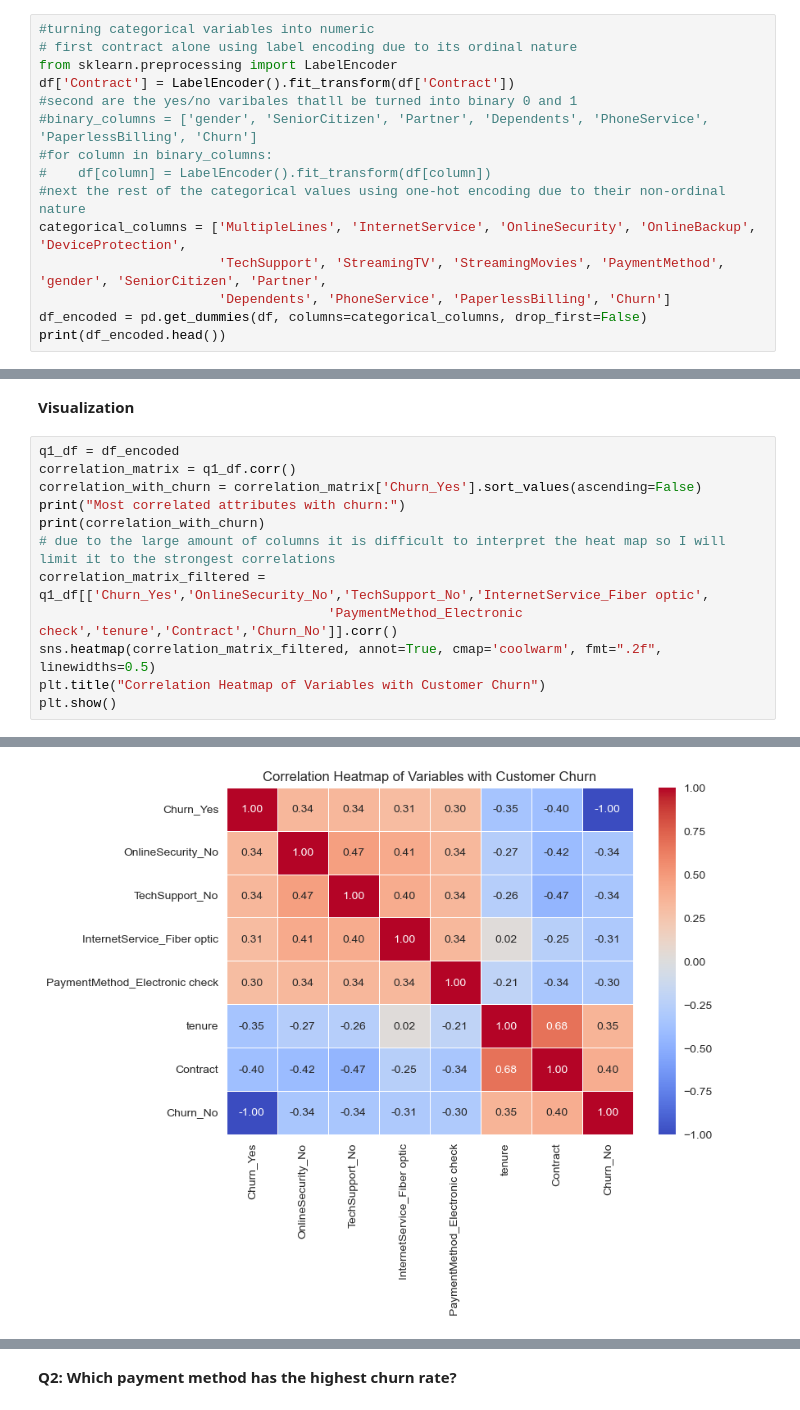
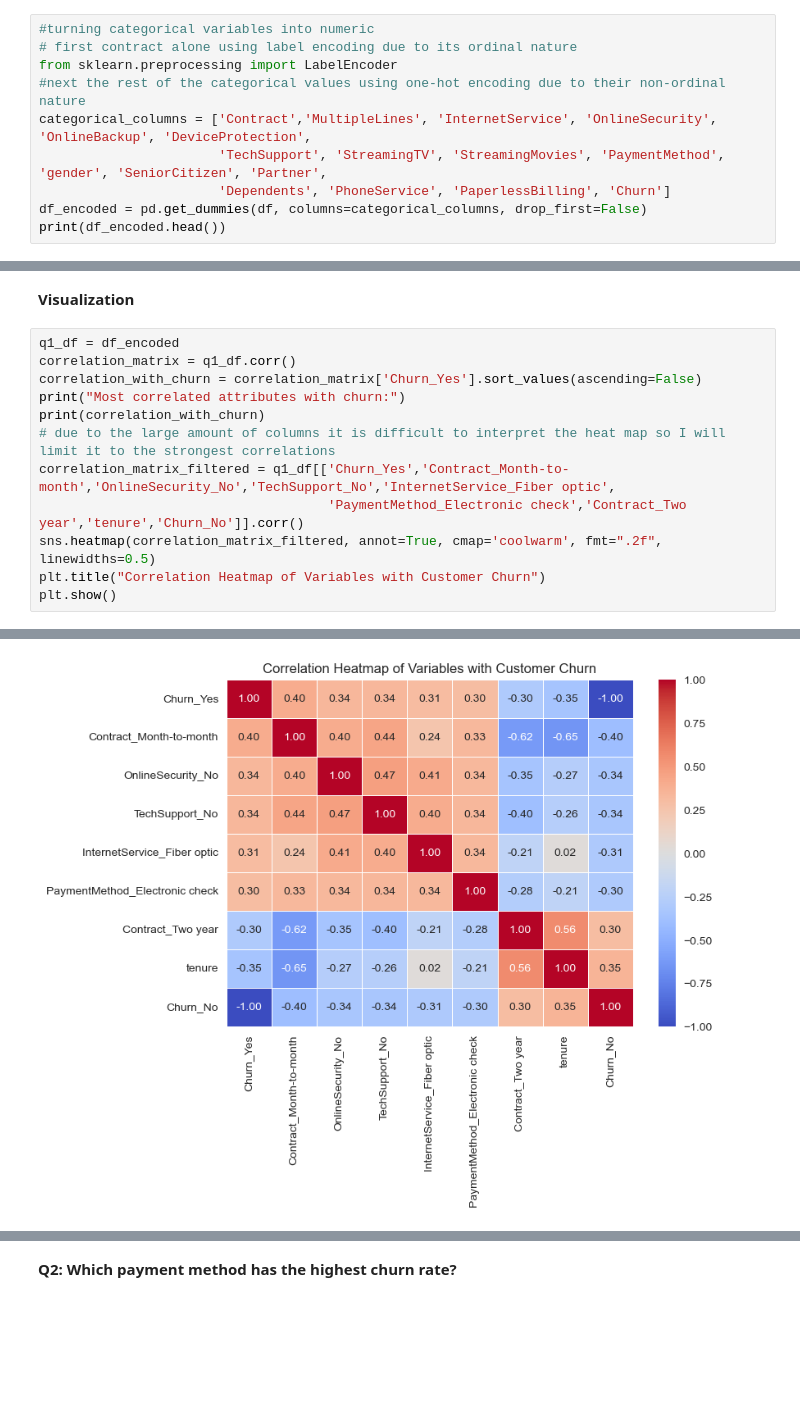
Before and after one commit to IsmailAbb/w24-mini-project-2-ismail-abbas-t08, a Jupyter notebook: Classification_Mini-Project.ipynb, the cells around one changed output, grey strips where cells are left out. Cells and saved outputs as stored; diff of their text form; blank space fills up the shorter version.

```diff
--- a/Classification_Mini-Project.ipynb
+++ b/Classification_Mini-Project.ipynb
@@ -211,13 +211,8 @@ max      72.000000      118.750000   8684.800000
 #turning categorical variables into numeric
 # first contract alone using label encoding due to its ordinal nature
 from sklearn.preprocessing import LabelEncoder
-df['Contract'] = LabelEncoder().fit_transform(df['Contract'])
-#second are the yes/no varibales thatll be turned into binary 0 and 1
-#binary_columns = ['gender', 'SeniorCitizen', 'Partner', 'Dependents', 'PhoneService', 'PaperlessBilling', 'Churn']
-#for column in binary_columns:
-#    df[column] = LabelEncoder().fit_transform(df[column])
 #next the rest of the categorical values using one-hot encoding due to their non-ordinal nature
-categorical_columns = ['MultipleLines', 'InternetService', 'OnlineSecurity', 'OnlineBackup', 'DeviceProtection',
+categorical_columns = ['Contract','MultipleLines', 'InternetService', 'OnlineSecurity', 'OnlineBackup', 'DeviceProtection',
                        'TechSupport', 'StreamingTV', 'StreamingMovies', 'PaymentMethod', 'gender', 'SeniorCitizen', 'Partner',
                        'Dependents', 'PhoneService', 'PaperlessBilling', 'Churn']
 df_encoded = pd.get_dummies(df, columns=categorical_columns, drop_first=False)
@@ -317,8 +296,8 @@ correlation_with_churn = correlation_matrix['Churn_Yes'].sort_values(ascending=F
 print("Most correlated attributes with churn:")
 print(correlation_with_churn)
 # due to the large amount of columns it is difficult to interpret the heat map so I will limit it to the strongest correlations
-correlation_matrix_filtered = q1_df[['Churn_Yes','OnlineSecurity_No','TechSupport_No','InternetService_Fiber optic',
-                                     'PaymentMethod_Electronic check','tenure','Contract','Churn_No']].corr()
+correlation_matrix_filtered = q1_df[['Churn_Yes','Contract_Month-to-month','OnlineSecurity_No','TechSupport_No','InternetService_Fiber optic',
+                                     'PaymentMethod_Electronic check','Contract_Two year','tenure','Churn_No']].corr()
 sns.heatmap(correlation_matrix_filtered, annot=True, cmap='coolwarm', fmt=".2f", linewidths=0.5)
 plt.title("Correlation Heatmap of Variables with Customer Churn")
 plt.show()
@@ -341,4 +320,4 @@ Contract                                  -0.396150
 Churn_No                                  -1.000000
 Name: Churn_Yes, dtype: float64
-[figure, old version]
+[figure, new version]
 # %% [markdown]
```
Also changed, not shown: parts of 13 cells of this notebook.
